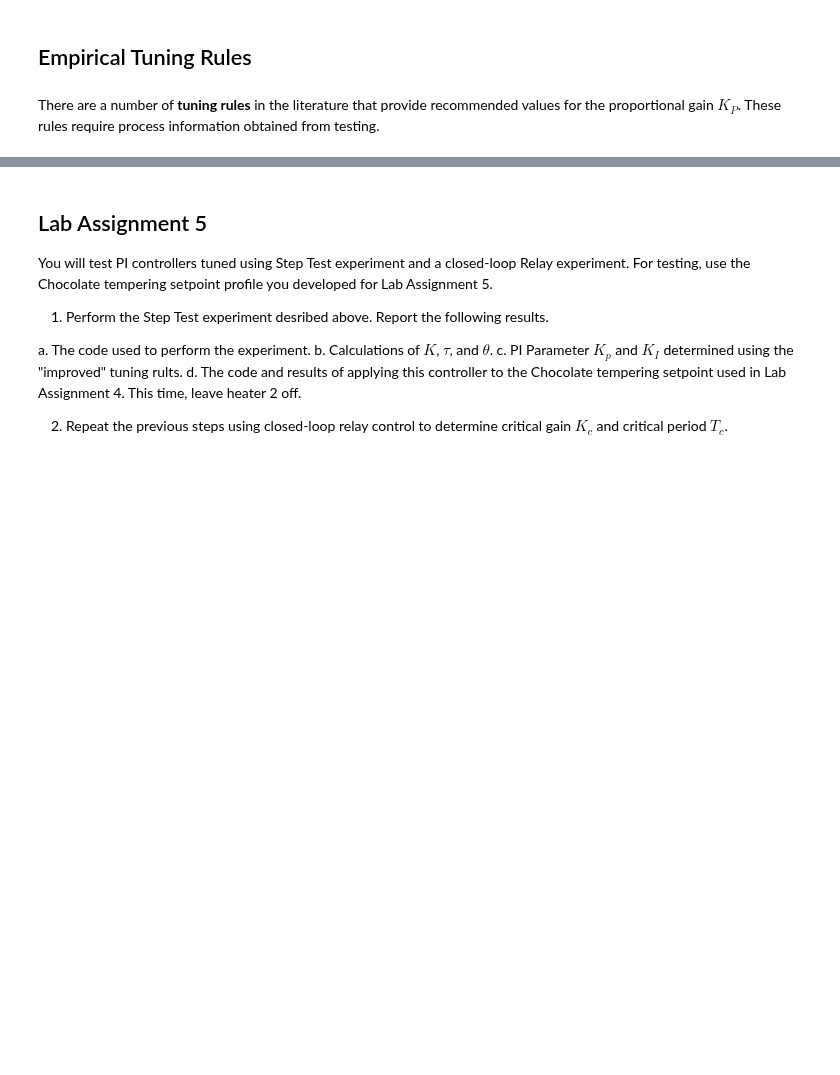
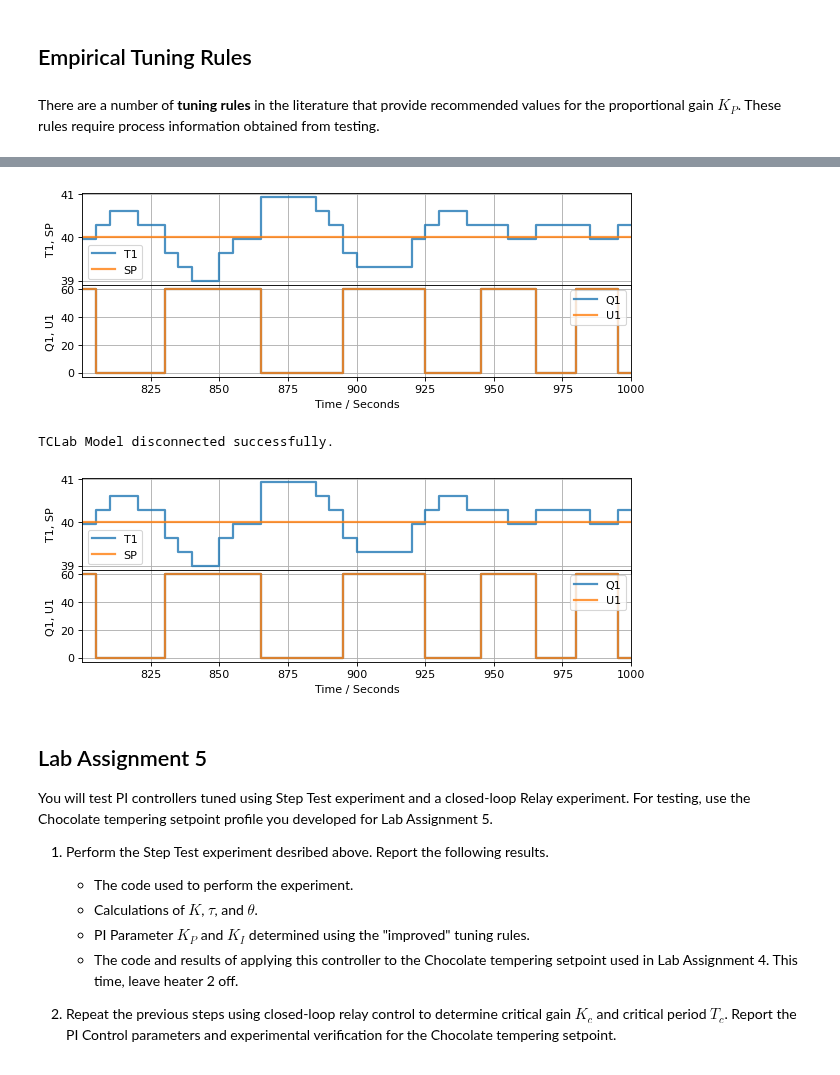
Before and after one commit to jckantor/cbe30338-book, a Jupyter notebook: _build/jupyter_execute/notebooks/03.08-Controller-Tuning.ipynb, the cells around one changed output, grey strips where cells are left out. Drawn from its saved outputs; the diff is of its cells as text; code cells hidden in the pictures; blank space fills up the shorter version.

```diff
--- a/_build/jupyter_execute/notebooks/03.08-Controller-Tuning.ipynb
+++ b/_build/jupyter_execute/notebooks/03.08-Controller-Tuning.ipynb
@@ -197,3 +233,43 @@ Among the best known and commonly used tuning rules are listed in the following
+# %%
+from tclab import TCLab, clock, Historian, Plotter, setup
+
+def experiment_4(controller, t_final=1000, t_step=5, SP=lambda t: 40 if t >= 20 else 0):
+    TCLab = setup(connected=False, speedup=60)
+    with TCLab() as lab:
+
+        # set up historian and plotter
+        sources = (("T1", lambda: lab.T1), ("SP", lambda: SP(t)),
+                   ("U1", lambda: U1), ("Q1", lab.Q1))
+        h = Historian(sources)
+        p = Plotter(h, 200, layout=[("T1", "SP"), ("Q1", "U1")])
+
+        # initialize manipulated variable
+        lab.P1 = 200
+        lab.Q1(next(controller))
+
+        # event loop
+        for t in clock(t_final, t_step):
+            T1 = lab.T1
+            U1 = lab.Q1()
+            U1 = controller.send((t_step, SP(t), T1, U1))    # automatic control
+            lab.Q1(U1)
+            p.update(t)
+# %%
+def Relay(MV_bar=0, MV_min=0, MV_max=60):
+    MV = MV_bar
+    while True:
+        t_step, SP, PV, MV = yield MV
+        e = PV - SP
+        if PV < SP:
+            MV = MV_max
+        else:
+            MV = MV_min
+
+experiment_4(Relay())
+# %% [output]
+[figure, added]
+TCLab Model disconnected successfully.
+[figure, added]
 # %% [markdown]
 ## Lab Assignment 5
 
@@ -201,9 +277,9 @@ You will test PI controllers tuned using Step Test experiment and a closed-loop
 
 1. Perform the Step Test experiment desribed above. Report the following results.
 
-a. The code used to perform the experiment.
-b. Calculations of $K$, $\tau$, and $\theta$.
-c. PI Parameter $K_p$ and $K_I$ determined using the "improved" tuning rults.
-d. The code and results of applying this controller to the Chocolate tempering setpoint used in Lab Assignment 4. This time, leave heater 2 off.
+    * The code used to perform the experiment.
+    * Calculations of $K$, $\tau$, and $\theta$.
+    * PI Parameter $K_P$ and $K_I$ determined using the "improved" tuning rules.
+    * The code and results of applying this controller to the Chocolate tempering setpoint used in Lab Assignment 4. This time, leave heater 2 off.
 
-2. Repeat the previous steps using closed-loop relay control to determine critical gain $K_c$ and critical period $T_c$.
+2. Repeat the previous steps using closed-loop relay control to determine critical gain $K_c$ and critical period $T_c$. Report the PI Control parameters and experimental verification for the Chocolate tempering setpoint.
```
Also changed, not shown: parts of 7 cells of this notebook, 14 other files.
